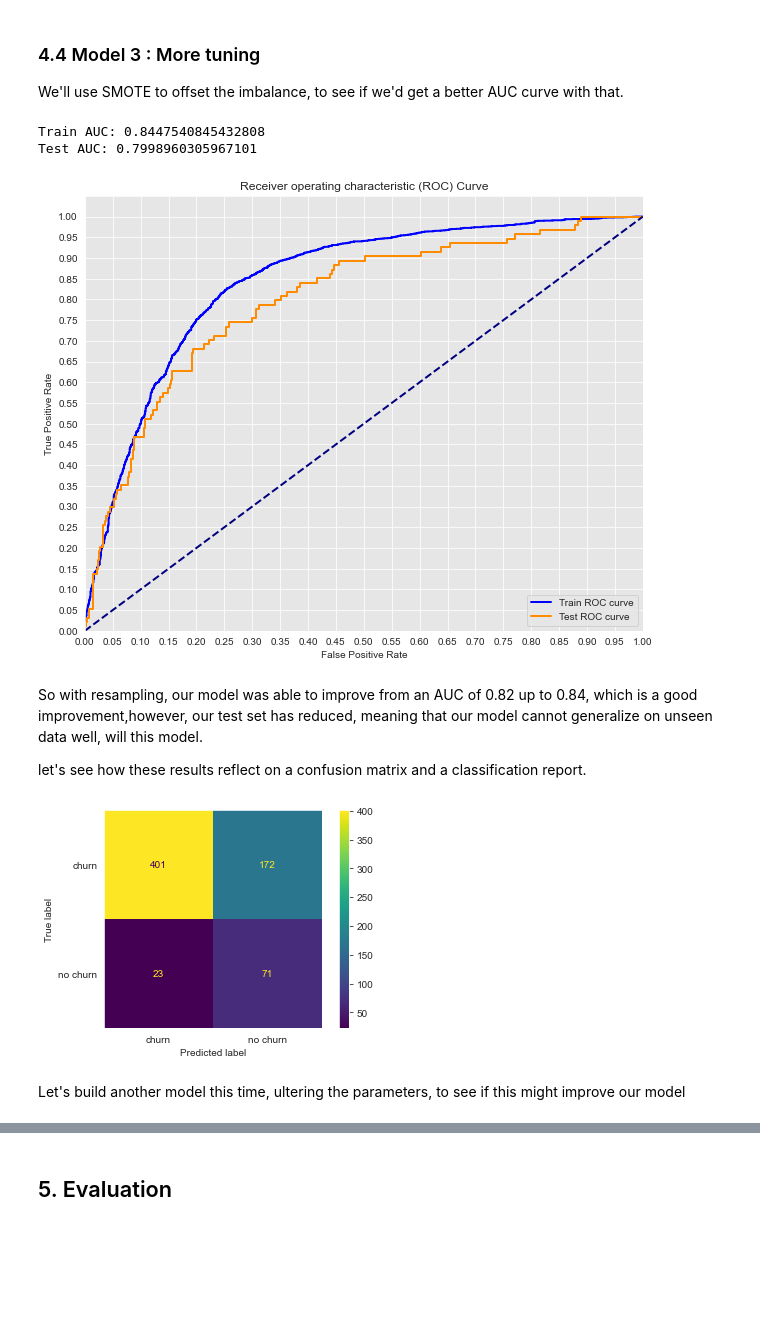
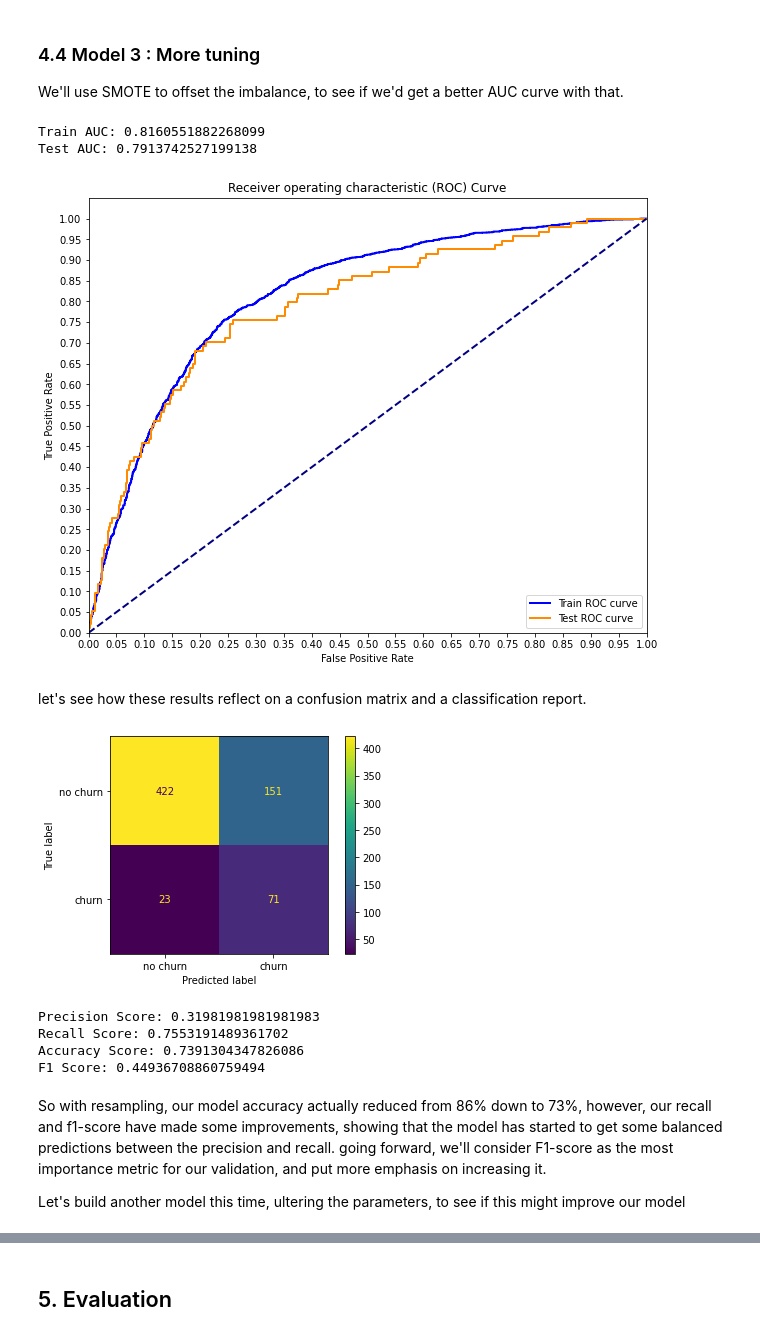
Before and after one commit to danieloselu3/SyriaTel-Telecom-Analysis, a Jupyter notebook: index.ipynb, the cells around one changed output, grey strips where cells are left out. Saved outputs shown, nothing was run; the diff lists cells and outputs as text; code cells hidden in the pictures; blank space fills up the shorter version.

```diff
--- a/index.ipynb
+++ b/index.ipynb
@@ -615,7 +622,7 @@ new_cat_df = pd.get_dummies(categorical_values, drop_first=True)
 
 # scalling
 # instantiate
-scaler = MinMaxScaler()
+scaler = StandardScaler()
 
 # fit and transform
 num_scaled = pd.DataFrame(
@@ -689,7 +696,7 @@ new_cat_df = pd.get_dummies(categorical_values, drop_first=True)
 
 ## scalling ##
 # instantiate
-scaler = MinMaxScaler()
+scaler = StandardScaler()
 
 # fit and transform
 num_scaled = pd.DataFrame(
@@ -808,25 +851,33 @@ plt.title('Receiver operating characteristic (ROC) Curve')
 plt.legend(loc='lower right')
 plt.show()
 # %% [output]
-Train AUC: 0.8447540845432808
-Test AUC: 0.7998960305967101
+Train AUC: 0.8160551882268099
+Test AUC: 0.7913742527199138
-[figure, old version]
+[figure, new version]
-# %% [markdown]
-So with resampling, our model was able to improve from an AUC of 0.82 up to 0.84, which is a good improvement,however, our test set has reduced, meaning that our model cannot generalize on unseen data well, will this model.
-
-let's see how these results reflect on a confusion matrix and a classification report.
+# %% [markdown]
+let's see how these results reflect on a confusion matrix and a classification report.
 # %%
 # confusion report
 # Plot confusion matrix of the test set
 plot_confusion_matrix(log_model_3, X_test_scaled, y_test,
-                      display_labels=["churn", "no churn"],
+                      display_labels=["no churn", "churn"],
                       values_format=".5g")
 plt.grid(False) # removes the annoying grid lines from plot
 plt.show()
 # %% [output]
-[figure, old version]
+[figure, new version]
-# %% [markdown]
-Let's build another model this time, ultering the parameters, to see if this might improve our model
+# %%
+y_hat_test = log_model_3.predict(X_test_scaled)
+print_metrics(y_test, y_hat_test)
+# %% [output]
+Precision Score: 0.31981981981981983
+Recall Score: 0.7553191489361702
+Accuracy Score: 0.7391304347826086
+F1 Score: 0.44936708860759494
+# %% [markdown]
+So with resampling, our model accuracy actually reduced from 86% down to 73%, however, our recall and f1-score have made some improvements, showing that the model has started to get some balanced predictions between the precision and recall. going forward, we'll consider F1-score as the most importance metric for our validation, and put more emphasis on increasing it.
+
+Let's build another model this time, ultering the parameters, to see if this might improve our model
 # %%
 # handle the imbalance
 X_train_resampled, y_train_resampled = SMOTE().fit_resample(X_train_scaled, y_train)
```
Also changed, not shown: parts of 44 cells of this notebook.
